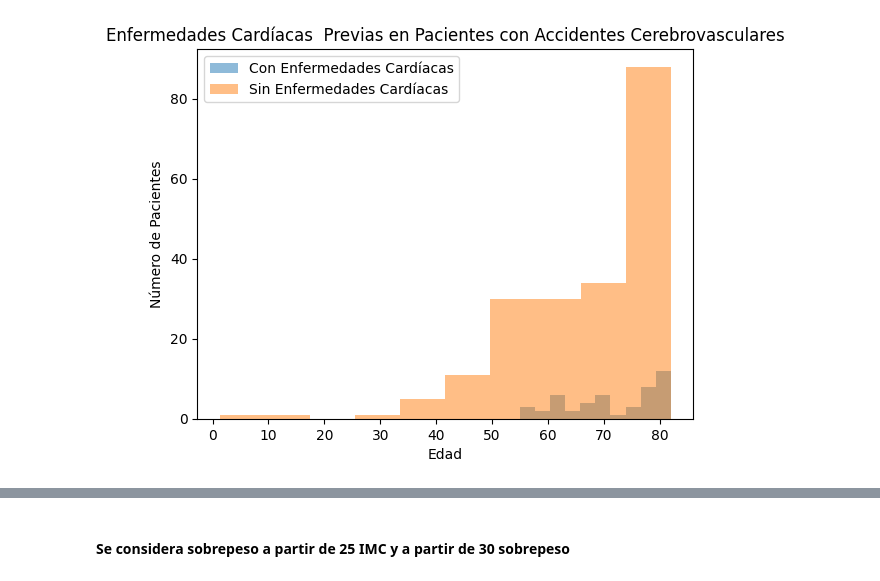
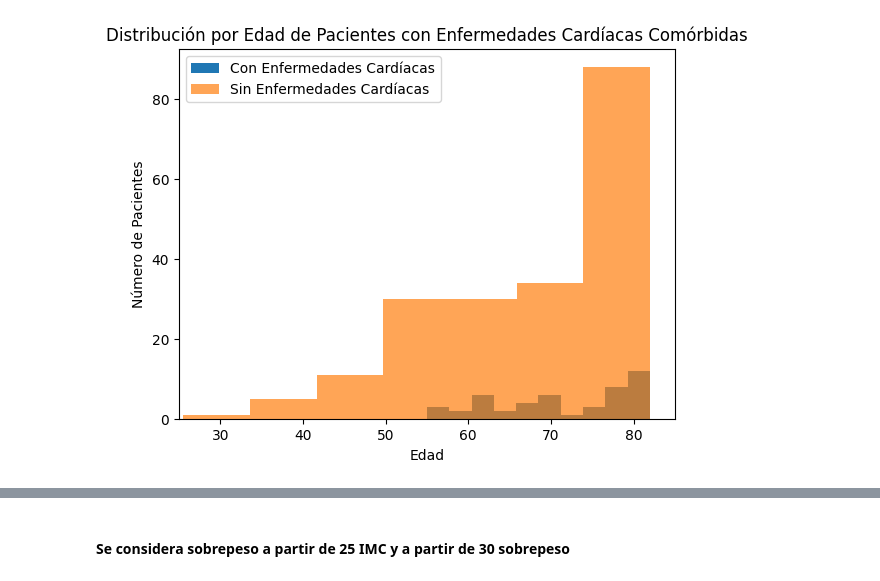
Before and after one commit to gadeso/EDA_BrainStroke, a Jupyter notebook: EDA/visualizaciones.ipynb, the cells around one changed output, grey strips where cells are left out. Saved outputs shown, nothing was run; the diff lists cells and outputs as text; code cells hidden in the pictures.

```diff
--- a/EDA/visualizaciones.ipynb
+++ b/EDA/visualizaciones.ipynb
@@ -6,5 +12,10 @@ import numpy as np
 # %%
 df_brainstroke = pd.read_csv("./data/brain_stroke.csv")
+# %%
+# Covertir los strings en números para poder contarlos
+labelencoder = LabelEncoder()
+for column in df_brainstroke.select_dtypes(include=['object']).columns:
+    df_brainstroke[column] = labelencoder.fit_transform(df_brainstroke[column])
 # %%
 # Primero busco los pacientes que han sufrido de ACVs y los que no
 stroke = df_brainstroke[df_brainstroke['stroke'] == 1]
@@ -14,14 +25,14 @@ no_stroke = df_brainstroke[df_brainstroke['stroke'] == 0]
 heart_disease = stroke[stroke['heart_disease'] == 1]
 no_heart_disease = stroke[stroke['heart_disease'] == 0]
 # %%
-# Distribución por edad de las personas con y sin enfermedades cardíacas
-
-plt.hist(heart_disease['age'], alpha=0.5, label='Con Enfermedades Cardíacas')
-plt.hist(no_heart_disease['age'], alpha=0.5, label='Sin Enfermedades Cardíacas')
+# Distribución por edad de las personas con y sin enfermedades cardíacas que han sufrido ACVs
+plt.hist(heart_disease['age'], label='Con Enfermedades Cardíacas')
+plt.hist(no_heart_disease['age'], alpha=0.7, label='Sin Enfermedades Cardíacas')
 plt.xlabel('Edad')
 plt.ylabel('Número de Pacientes')
 plt.legend(loc='upper left')
-plt.title('Enfermedades Cardíacas  Previas en Pacientes con Accidentes Cerebrovasculares')
+plt.xlim((25,85))
+plt.title('Distribución por Edad de Pacientes con Enfermedades Cardíacas Comórbidas')
 plt.show()
 # %% [output]
-[figure, old version]
+[figure, new version]
```
Also changed, not shown: parts of 24 cells of this notebook, 14 other files.
